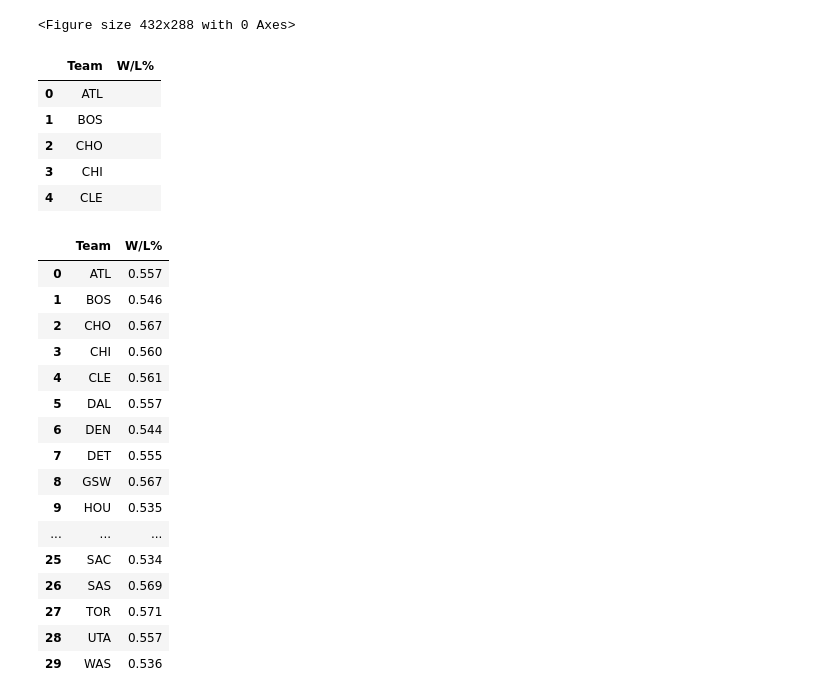
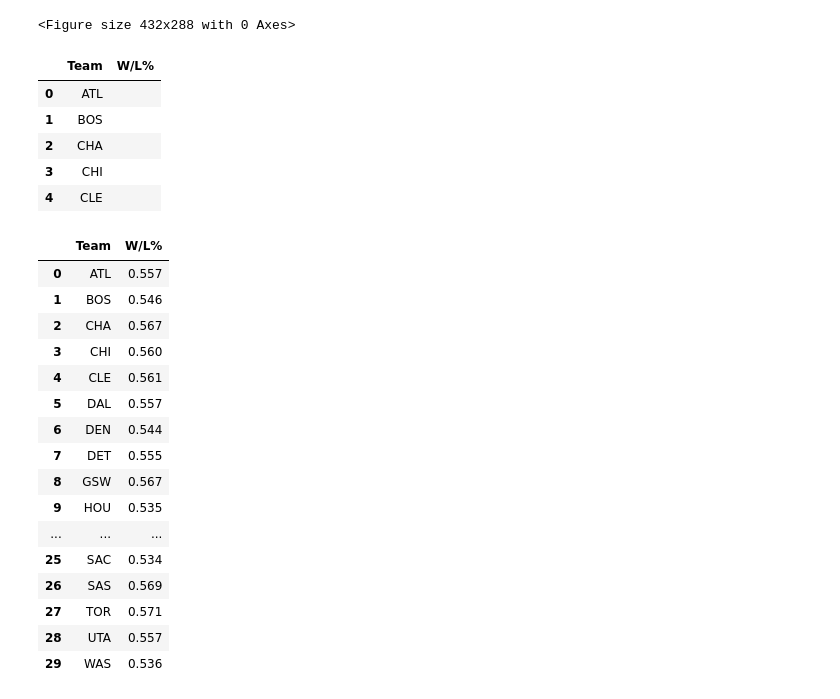
Before and after one commit to almulldreyer/machine-learning-project-4, a Jupyter notebook: main/combined model/combinedmodel.ipynb, the cells around one changed output. Saved outputs shown, nothing was run; the diff lists cells and outputs as text; code cells hidden in the pictures.

```diff
--- a/main/combined model/combinedmodel.ipynb
+++ b/main/combined model/combinedmodel.ipynb
@@ -105,16 +105,16 @@ plt.savefig('combined_graph')
 <Figure size 432x288 with 0 Axes>
 # %%
 #Create a dataframe to hold predictions
-teams = ['ATL','BOS','CHO','CHI','CLE','DAL','DEN','DET','GSW','HOU','IND','LAC','LAL','MEM','MIA','MIL','MIN','BKN/NJN','NOP','NYK','OKC','ORL','PHI','PHO','POR','SAC','SAS','TOR','UTA','WAS']
+teams = ['ATL','BOS','CHA','CHI','CLE','DAL','DEN','DET','GSW','HOU','IND','LAC','LAL','MEM','MIA','MIL','MIN','BKN/NJN','NOP','NYK','OKC','ORL','PHI','PHX','POR','SAC','SAS','TOR','UTA','WAS']
 predicted_df = pd.DataFrame(
     {'Team': teams})
 predicted_df['W/L%'] = ""
 predicted_df.head()
 # %% [output]
 |  | Team | W/L% |
 | 0 | ATL |  |
 | 1 | BOS |  |
-| 2 | CHO |  |
+| 2 | CHA |  |
 | 3 | CHI |  |
 | 4 | CLE |  |
 # %%
@@ -130,7 +130,7 @@ predicted_df
 |  | Team | W/L% |
 | 0 | ATL | 0.557 |
 | 1 | BOS | 0.546 |
-| 2 | CHO | 0.567 |
+| 2 | CHA | 0.567 |
 | 3 | CHI | 0.560 |
 | 4 | CLE | 0.561 |
 | 5 | DAL | 0.557 |
```
Also changed, not shown: parts of 3 cells of this notebook, 5 other files.
